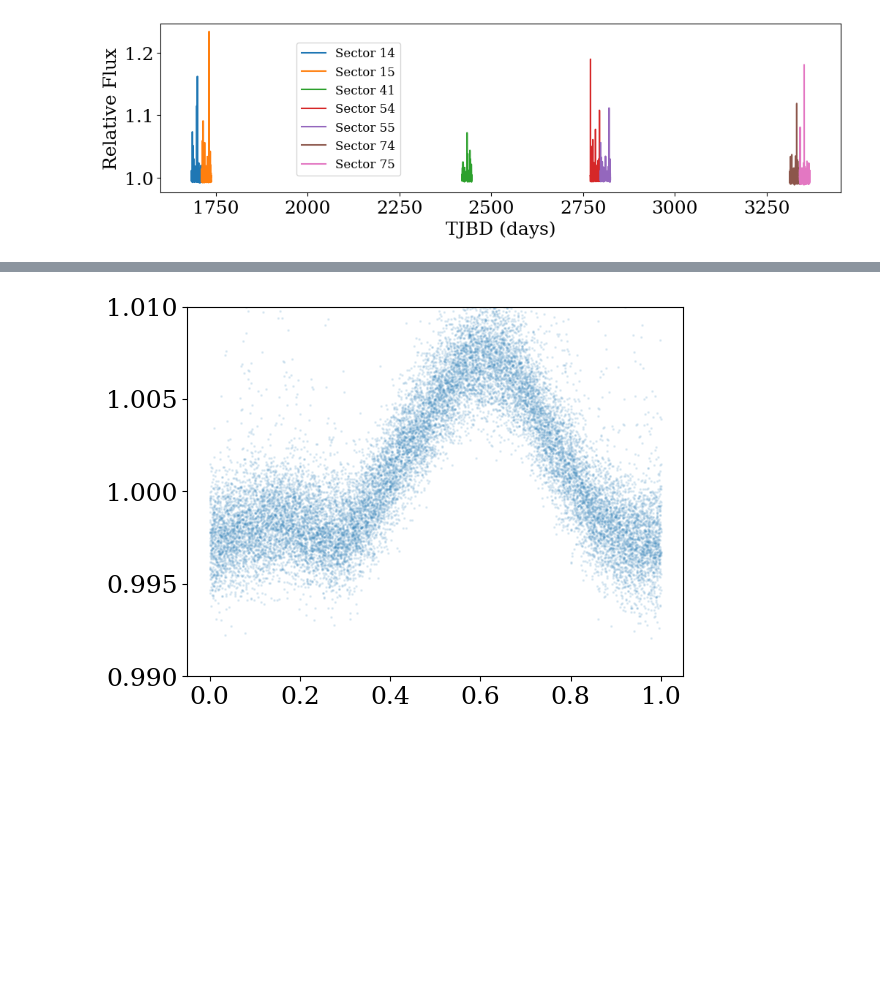
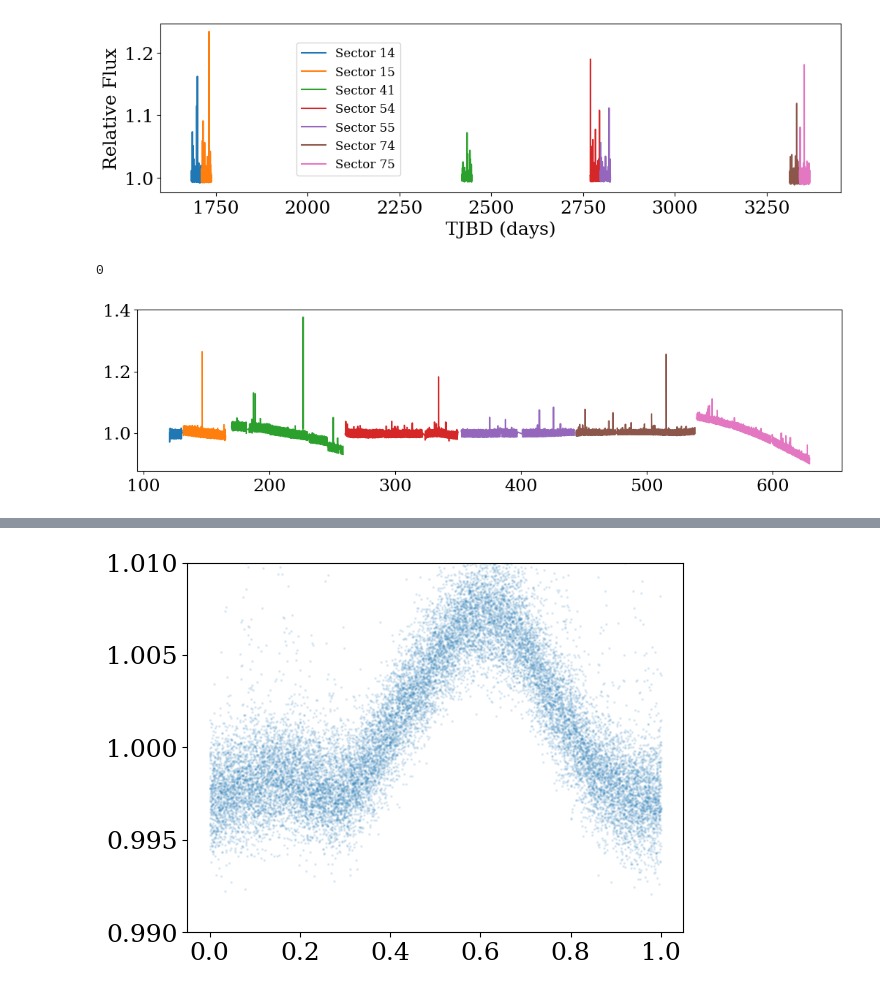
Before and after one commit to jradavenport/gj1243_15yrs, a Jupyter notebook: 01_GetData.ipynb, the cells around one changed output, grey strips where cells are left out. Saved outputs shown, nothing was run; the diff lists cells and outputs as text; code cells hidden in the pictures; blank space fills up the shorter version.

Commit message:
remake some old plots

```diff
--- a/01_GetData.ipynb
+++ b/01_GetData.ipynb
@@ -42,3 +43,16 @@ plt.legend(fontsize=12, loc=(.2,.1))
 plt.savefig('tess_lc.png', dpi=150, bbox_inches='tight', pad_inches=0.25)
 # %% [output]
 [figure]
+# %%
+kp30 = search_lightcurve('GJ 1243', author='Kepler', exptime=1800).download_all()
+# %%
+kp30[0].Quarter
+# %% [output]
+0
+# %%
+plt.figure(figsize=(13,3))
+for k in range(len(lc)):
+    plt.plot(kp30[k].time.value, kp30[k].flux.value / np.nanmedian(kp30[k].flux.value),
+             label='Quarter '+str(kp30[k].Quarter))
+# %% [output]
+[figure, added]
```
Also changed, not shown: parts of 5 cells of this notebook.
